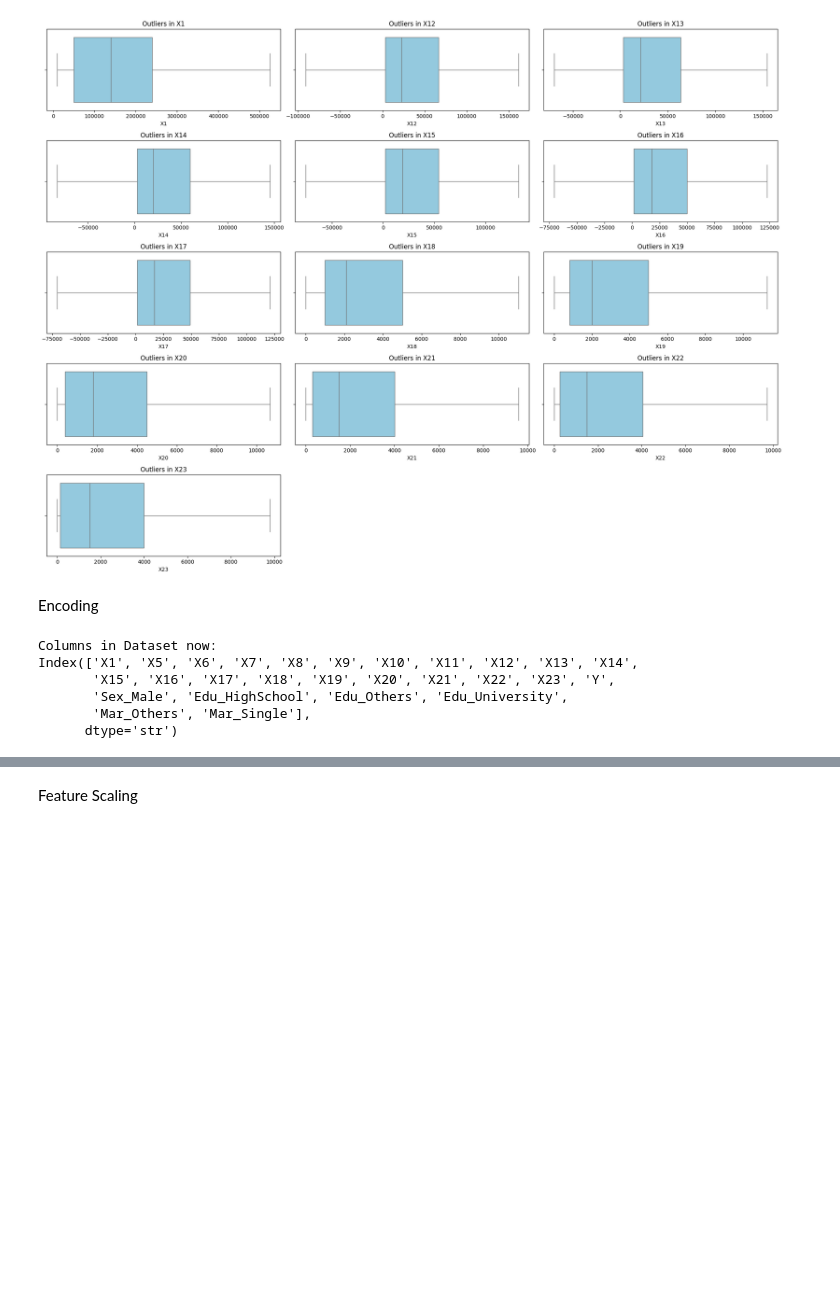
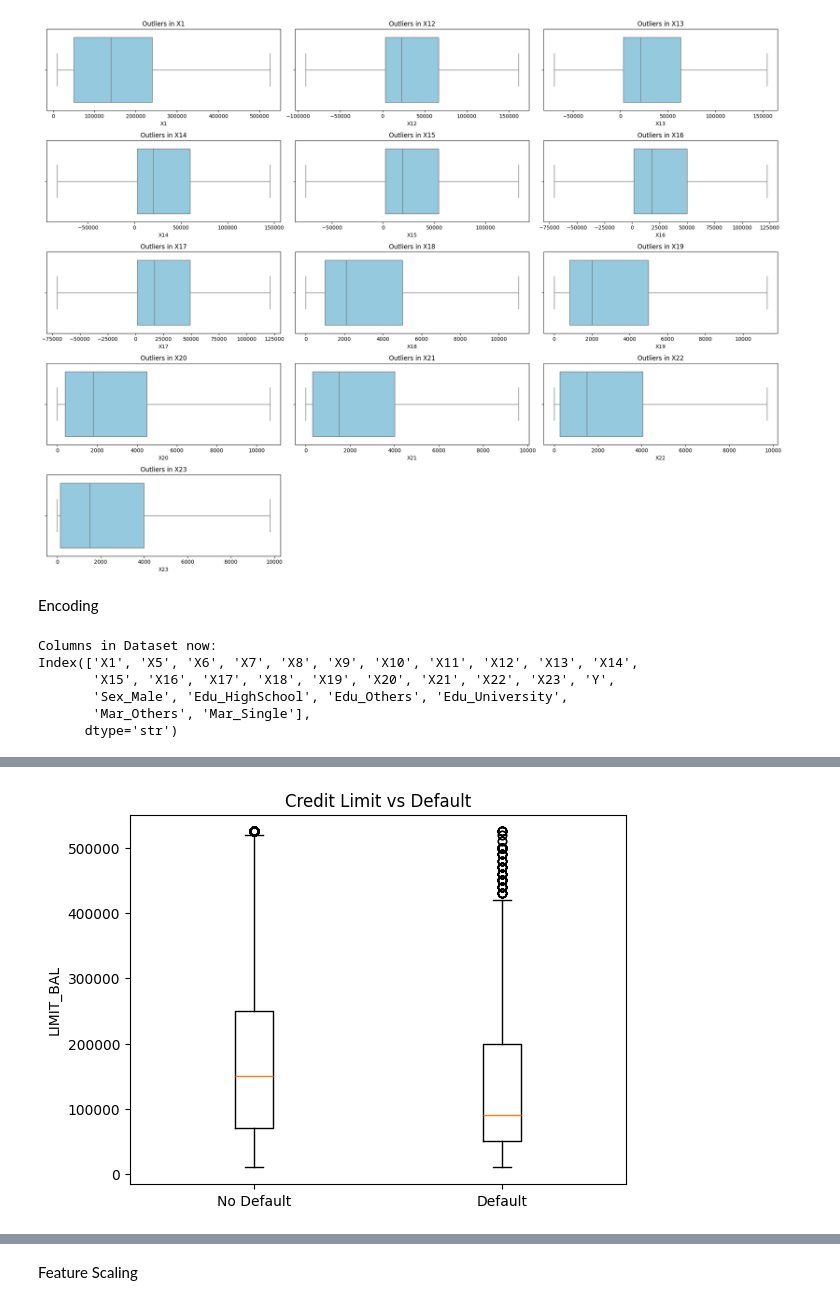
Before and after one commit to AhmedAyman12gh/credit-card-default-prediction, a Jupyter notebook: Phase1.ipynb, the cells around one changed output, grey strips where cells are left out. Cells and saved outputs as stored; diff of their text form; code cells hidden in the pictures; blank space fills up the shorter version.

```diff
--- a/Phase1.ipynb
+++ b/Phase1.ipynb
@@ -205,0 +301,12 @@ Index(['X1', 'X5', 'X6', 'X7', 'X8', 'X9', 'X10', 'X11', 'X12', 'X13', 'X14',
+# %%
+#Clients with lower credit limits are more likely to default.
+data_0 = df[df["Y"] == 0]["X1"]
+data_1 = df[df["Y"] == 1]["X1"]
+
+plt.boxplot([data_0, data_1], labels=["No Default", "Default"])
+
+plt.title("Credit Limit vs Default")
+plt.ylabel("LIMIT_BAL")
+plt.show()
+# %% [output]
+[figure, added]
```
Also changed, not shown: parts of 15 cells of this notebook.
